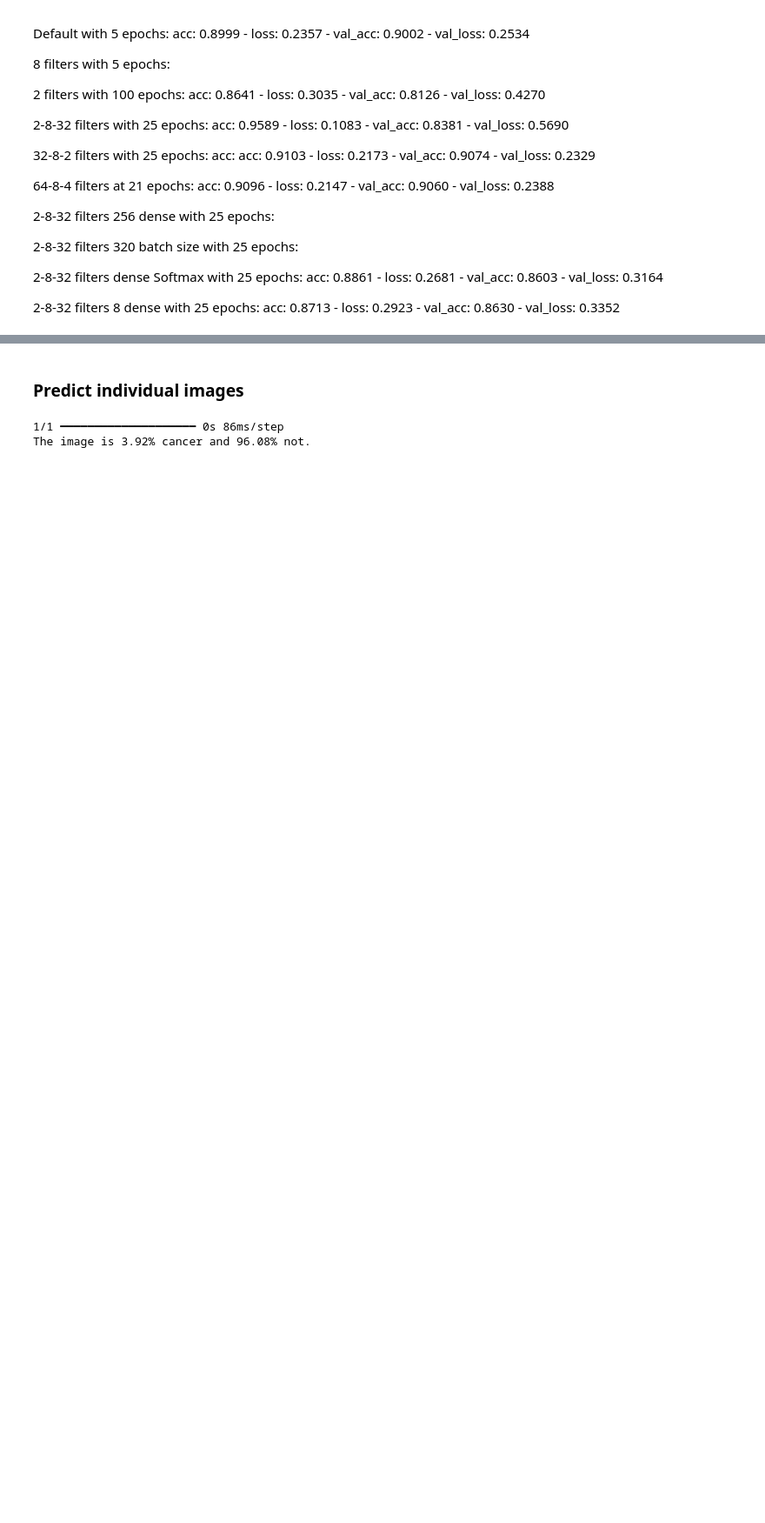
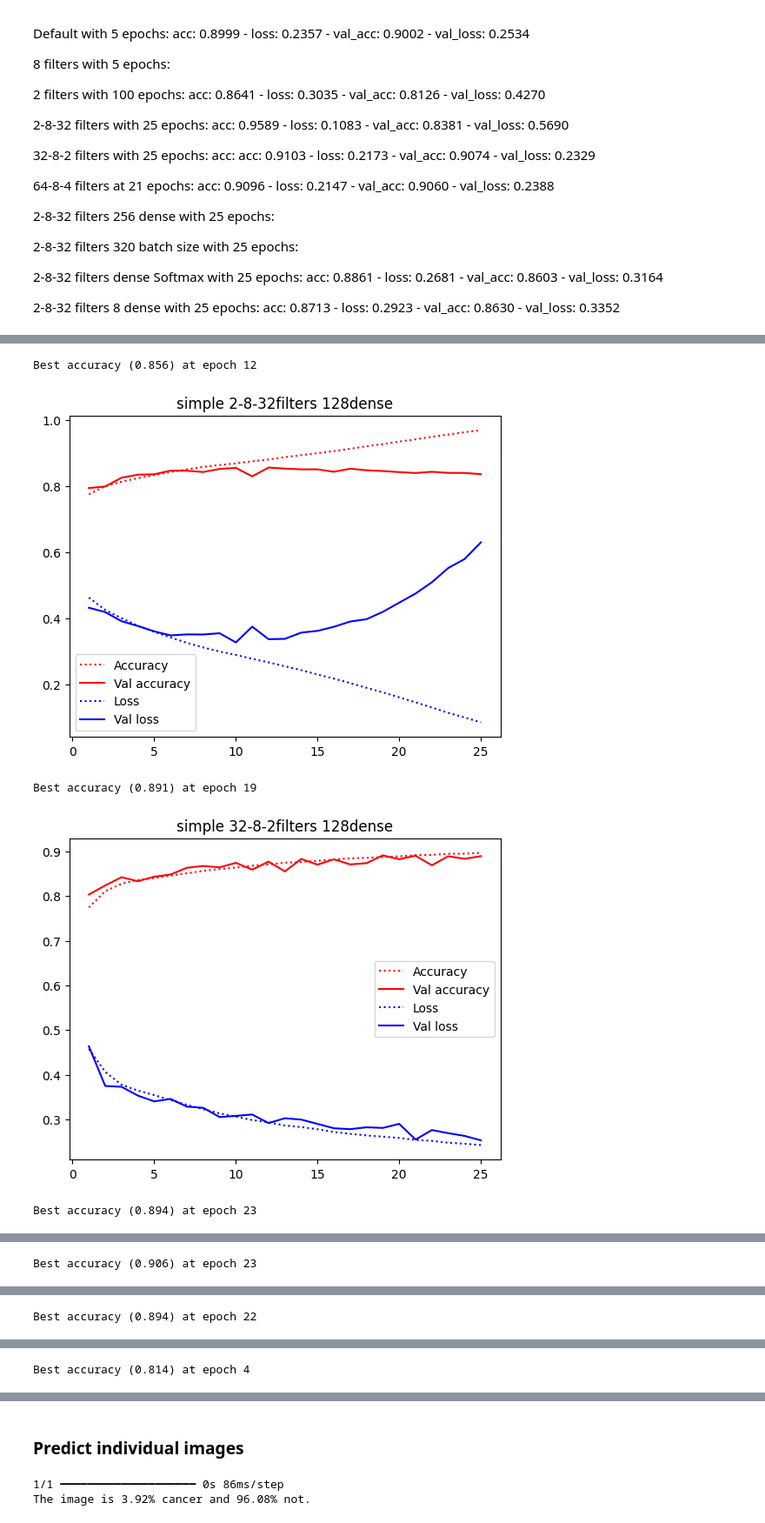
Before and after one commit to NikoKuu/CNN-Cancer-Detection-Kaggle-Mini-Project, a Jupyter notebook: CNN Cancer Detection.ipynb, the cells around one changed output, grey strips where cells are left out. Shown at 87% size. Drawn from its saved outputs; the diff is of its cells as text; code cells hidden in the pictures; blank space fills up the shorter version.

Commit message:
Benchmarking models

```diff
--- a/CNN Cancer Detection.ipynb
+++ b/CNN Cancer Detection.ipynb
@@ -584,0 +521,31 @@ TypeError: Indexing a Series with DataFrame is not supported, use the appropriat
+# %%
+perf_overview_df = pd.DataFrame()
+perf_files = os.listdir("Performance")
+perf_df = pd.DataFrame()
+for f in perf_files:
+    new_df = pd.read_csv(os.path.join('Performance', f))
+    model_name = f[0:-4].replace('_',' ')
+    new_df['model'] = model_name
+    new_df['epoch'] = new_df['Unnamed: 0']+1
+    perf_df = pd.concat([perf_df, new_df])
+    plt.plot(new_df.epoch, new_df.acc, 'r:')
+    plt.plot(new_df.epoch, new_df.val_acc, 'r')
+    plt.plot(new_df.epoch, new_df.loss, 'b:')
+    plt.plot(new_df.epoch, new_df.val_loss, 'b')
+    best_accu = np.max(new_df.val_acc)
+    best_epoch = new_df.epoch[np.argmax(new_df.val_acc)]
+    print('Best accuracy (' + str(round(best_accu,3)) + ') at epoch ' + str(best_epoch))
+    plt.legend(['Accuracy', 'Val accuracy', 'Loss', 'Val loss'])
+    plt.title(model_name)
+    plt.show()
+
+    perf_overview_df = pd.concat([perf_overview_df, pd.DataFrame([[model_name, best_accu, best_epoch]], columns=['Model', 'Best accuracy', 'Best accuracy epoch'])])
+perf_df.drop(columns=['Unnamed: 0'], inplace=True)
+perf_df.head()
+perf_overview_df.sort_values('Best accuracy')
+# %% [output]
+Best accuracy (0.856) at epoch 12
+[figure, added]
+Best accuracy (0.891) at epoch 19
+[figure, added]
+Best accuracy (0.894) at epoch 23
@@ -584,0 +553 @@ TypeError: Indexing a Series with DataFrame is not supported, use the appropriat
+Best accuracy (0.906) at epoch 23
@@ -584,0 +555 @@ TypeError: Indexing a Series with DataFrame is not supported, use the appropriat
+Best accuracy (0.894) at epoch 22
@@ -584,0 +557 @@ TypeError: Indexing a Series with DataFrame is not supported, use the appropriat
+Best accuracy (0.814) at epoch 4
```
Also changed, not shown: parts of 10 cells of this notebook, 7 other files.
